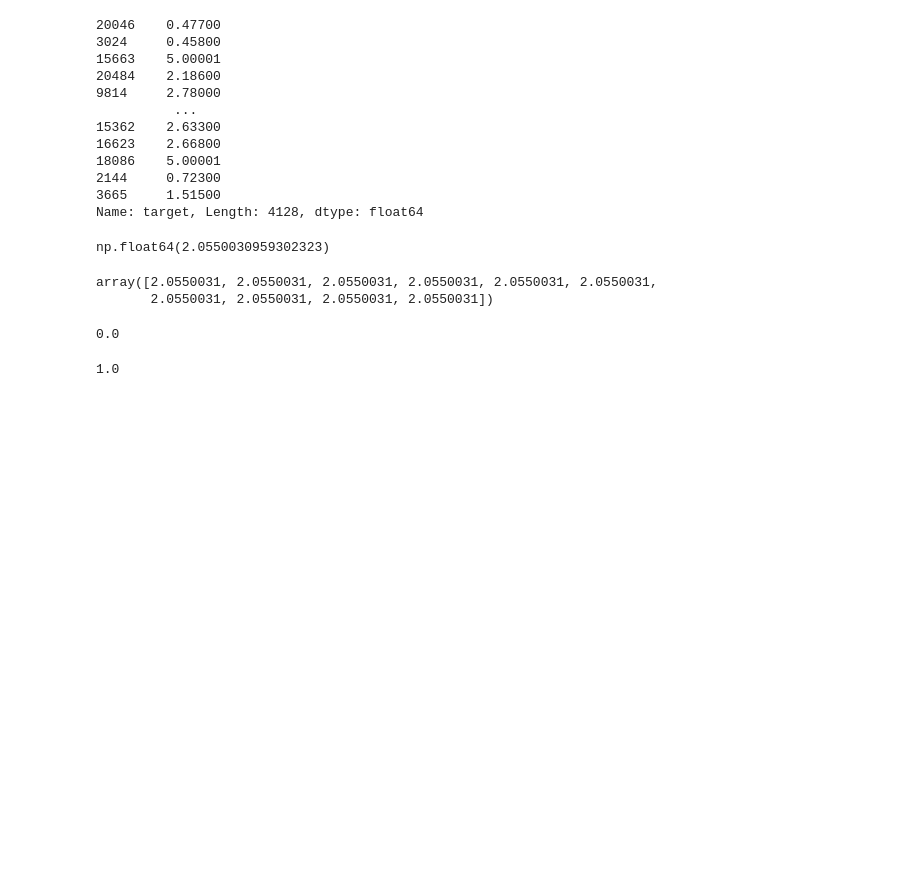
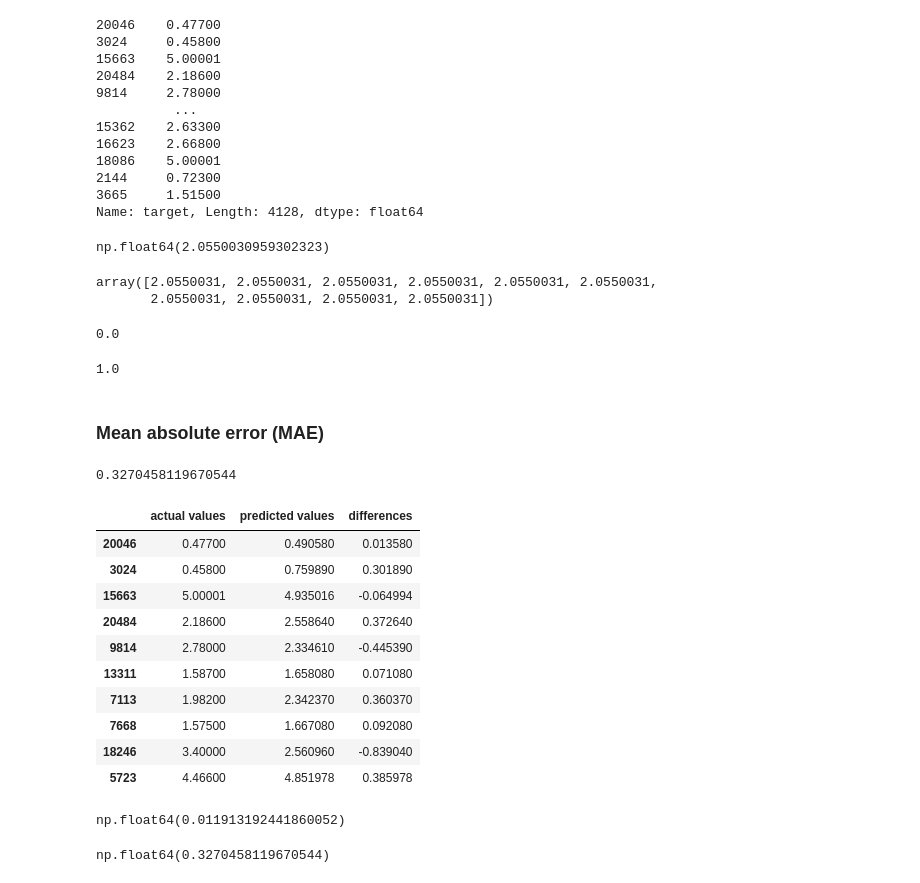
Before and after one commit to atulhooda/ml-learning-scikit-learn, a Jupyter notebook: introduction-to-scikit-learn.ipynb, the cells around one changed output. Drawn from its saved outputs; the diff is of its cells as text; code cells hidden in the pictures; blank space fills up the shorter version.

Commit message:
regression model evaluation metrics mean absolute error

```diff
--- a/introduction-to-scikit-learn.ipynb
+++ b/introduction-to-scikit-learn.ipynb
@@ -1864,3 +1864,38 @@ r2_score(y_true=y_test,y_pred=y_test_mean)
 r2_score(y_true=y_test,y_pred=y_test)
 # %% [output]
 1.0
+# %% [markdown]
+### Mean absolute error (MAE)
+# %%
+from sklearn.metrics import mean_absolute_error
+
+y_preds = model.predict(x_test)
+mae = mean_absolute_error(y_test,y_preds)
+mae
+# %% [output]
+0.3270458119670544
+# %%
+df = pd.DataFrame(data={"actual values": y_test,
+                  "predicted values": y_preds})
+df["differences"] = df["predicted values"] - df["actual values"]
+df.head(10)
+# %% [output]
+|  | actual values | predicted values | differences |
+| 20046 | 0.47700 | 0.490580 | 0.013580 |
+| 3024 | 0.45800 | 0.759890 | 0.301890 |
+| 15663 | 5.00001 | 4.935016 | -0.064994 |
+| 20484 | 2.18600 | 2.558640 | 0.372640 |
+| 9814 | 2.78000 | 2.334610 | -0.445390 |
+| 13311 | 1.58700 | 1.658080 | 0.071080 |
+| 7113 | 1.98200 | 2.342370 | 0.360370 |
+| 7668 | 1.57500 | 1.667080 | 0.092080 |
+| 18246 | 3.40000 | 2.560960 | -0.839040 |
+| 5723 | 4.46600 | 4.851978 | 0.385978 |
+# %%
+df["differences"].mean()
+# %% [output]
+np.float64(0.011913192441860052)
+# %%
+np.abs(df["differences"]).mean()
+# %% [output]
+np.float64(0.3270458119670544)
```
